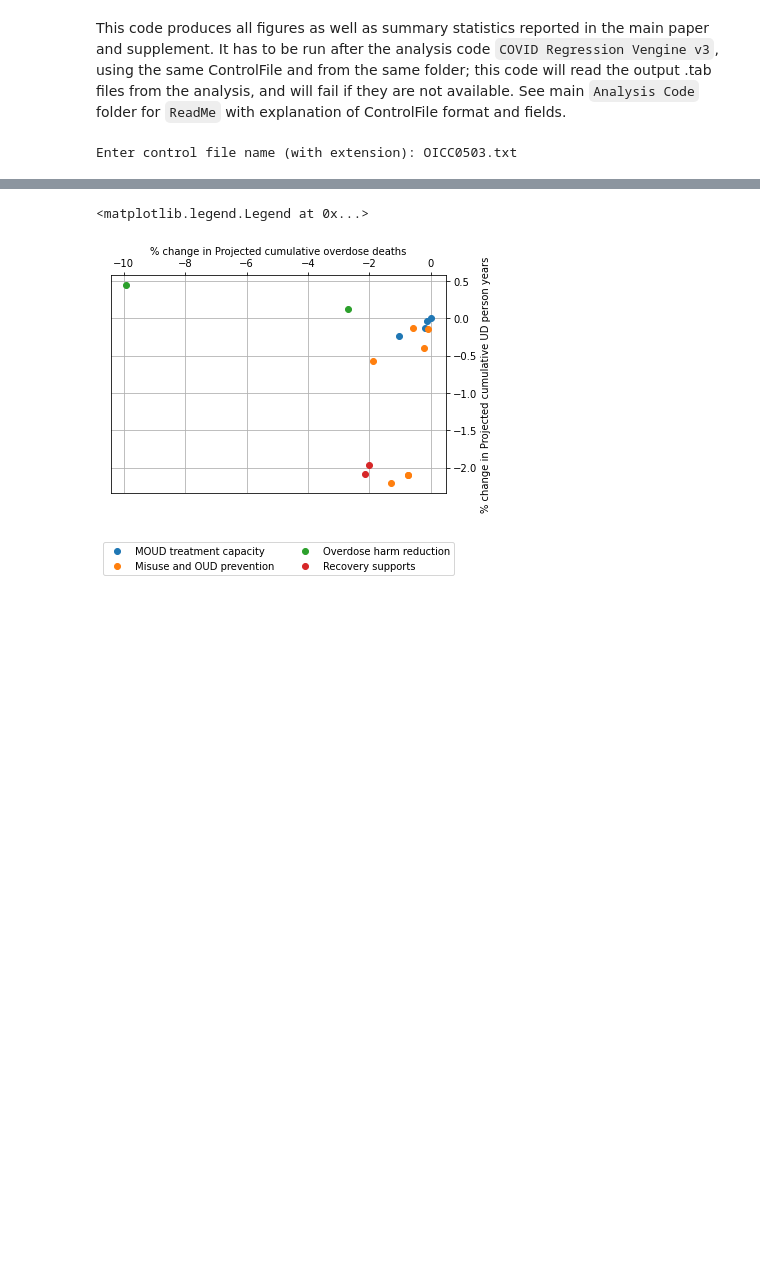
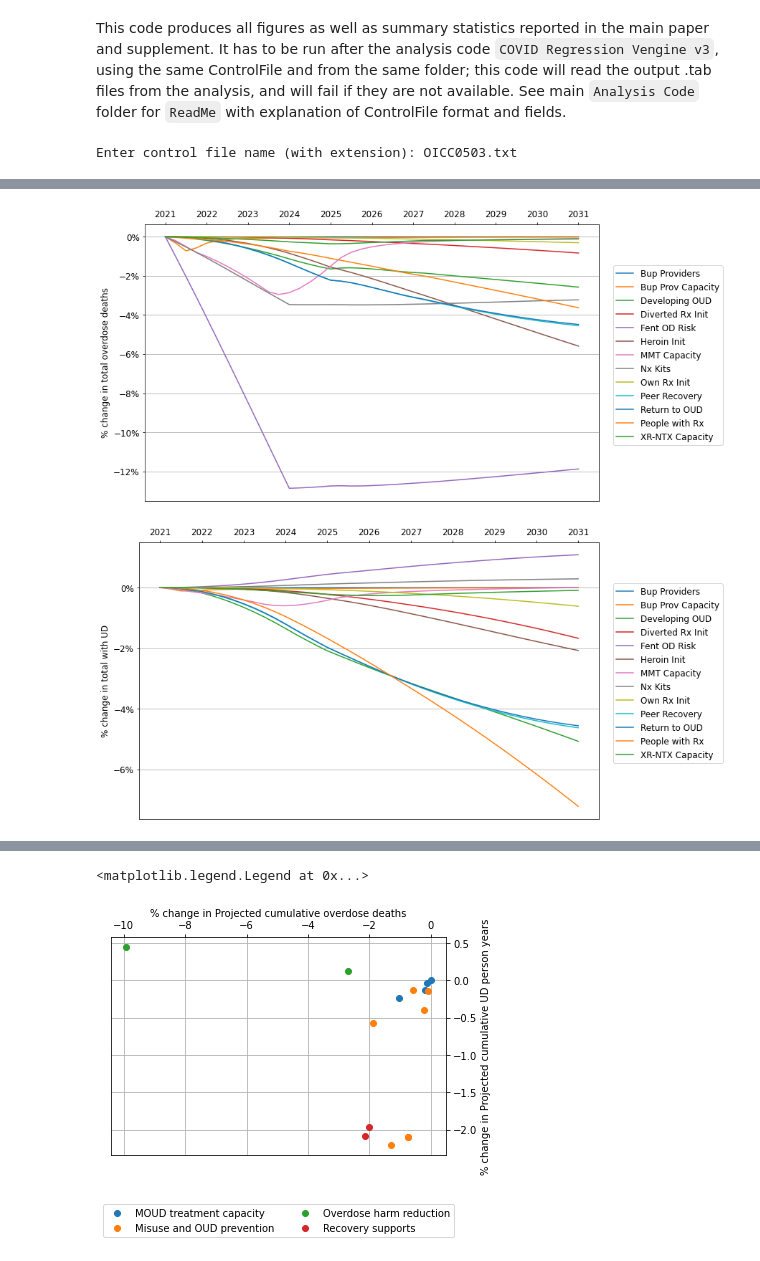
Before and after one commit to tseyanglim/SOURCE, a Jupyter notebook: OSM Graphing.ipynb, the cells around one changed output, grey strips where cells are left out. Drawn from its saved outputs; the diff is of its cells as text; code cells hidden in the pictures; blank space fills up the shorter version.

Commit message:
added all-in-one annual and cumulative figures code

```diff
--- a/OSM Graphing.ipynb
+++ b/OSM Graphing.ipynb
@@ -496,0 +522,32 @@ plt.rc('font', size=12)
+# %%
+pollist = ['Bup Providers', 'Bup Prov Capacity', 'Developing OUD', 'Diverted Rx Init',
+           'Fent OD Risk', 'Heroin Init', 'MMT Capacity', 'Nx Kits', 'Own Rx Init',
+           'Peer Recovery', 'Return to OUD', 'People with Rx', 'XR-NTX Capacity']
+
+annpolproj = pd.read_csv(f'X3_polprojann.tab', sep = '\t', index_col=[1,0,2])
+
+annpolproj.columns = annpolproj.columns.astype(float)
+
+ap = annpolproj.loc[:, endyear+2.:]
+# display(ap)
+
+plt.rc('font', size=12)
+
+for var in projvars:
+    fig2, ax = plt.subplots(figsize = [10, 6])
+    s = ap.loc[var]
+    for scen in pollist:
+        ax.plot(s.loc[scen, 'EV']*100, label = scen)
+        ax.yaxis.set_major_formatter(mticker.PercentFormatter(decimals=0))
+        loc = mticker.MultipleLocator(base=1)
+        ax.xaxis.set_major_locator(loc)
+        ax.set_ylabel('% change in t' + str(var)[1:])
+    fig2.legend(loc='center right', bbox_to_anchor = (1.23, 0.5))
+    plt.grid(axis='y')
+    ax.xaxis.tick_top()
+    ax.xaxis.set_label_position('top')
+    fig2.tight_layout()
+    fig2.savefig(f'Figures/Annual{var}_allpolicies.svg', bbox_inches = "tight")
+# %% [output]
+[figure, added]
+[figure, added]
```
Also changed, not shown: parts of 3 cells of this notebook, 1 other file.
